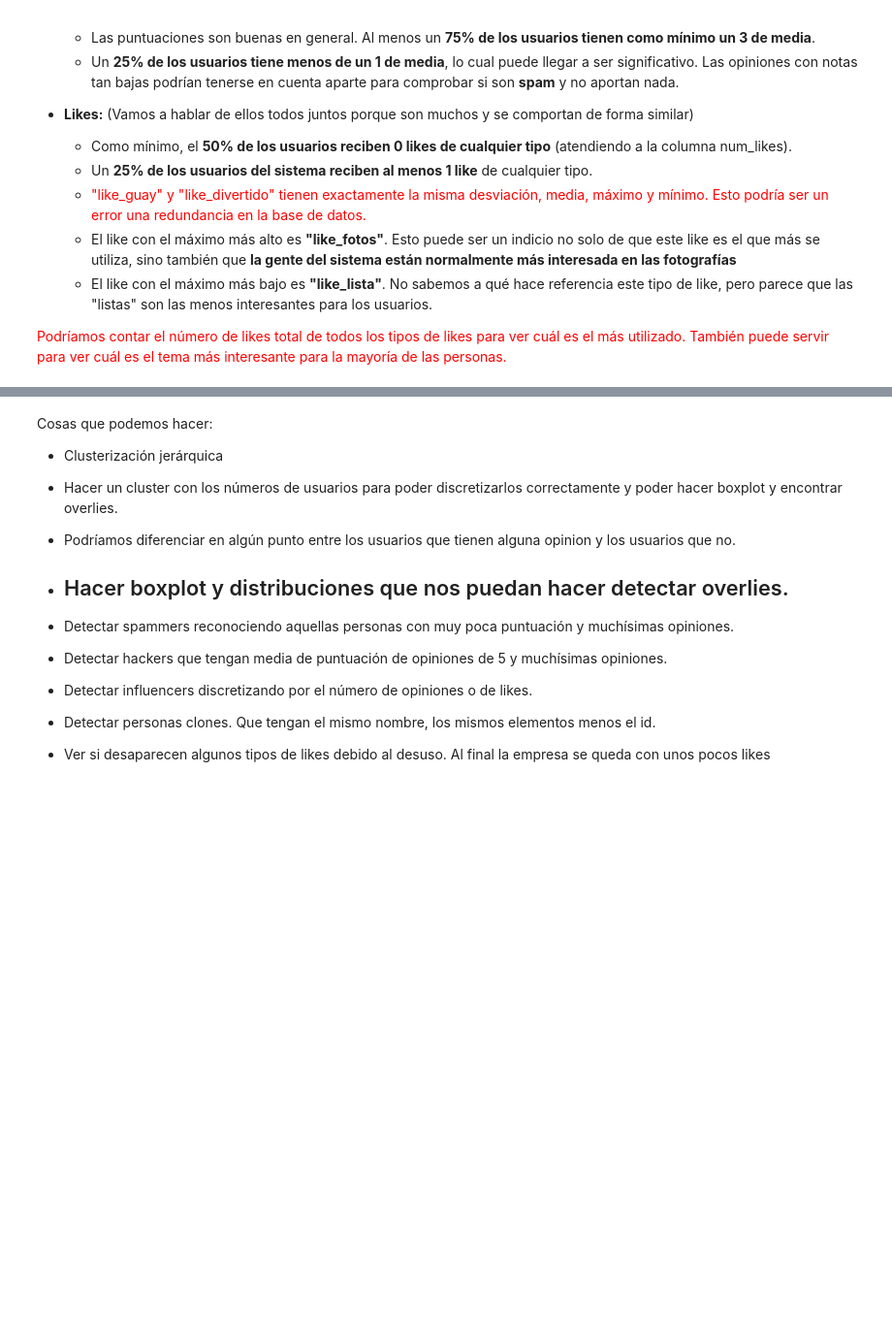
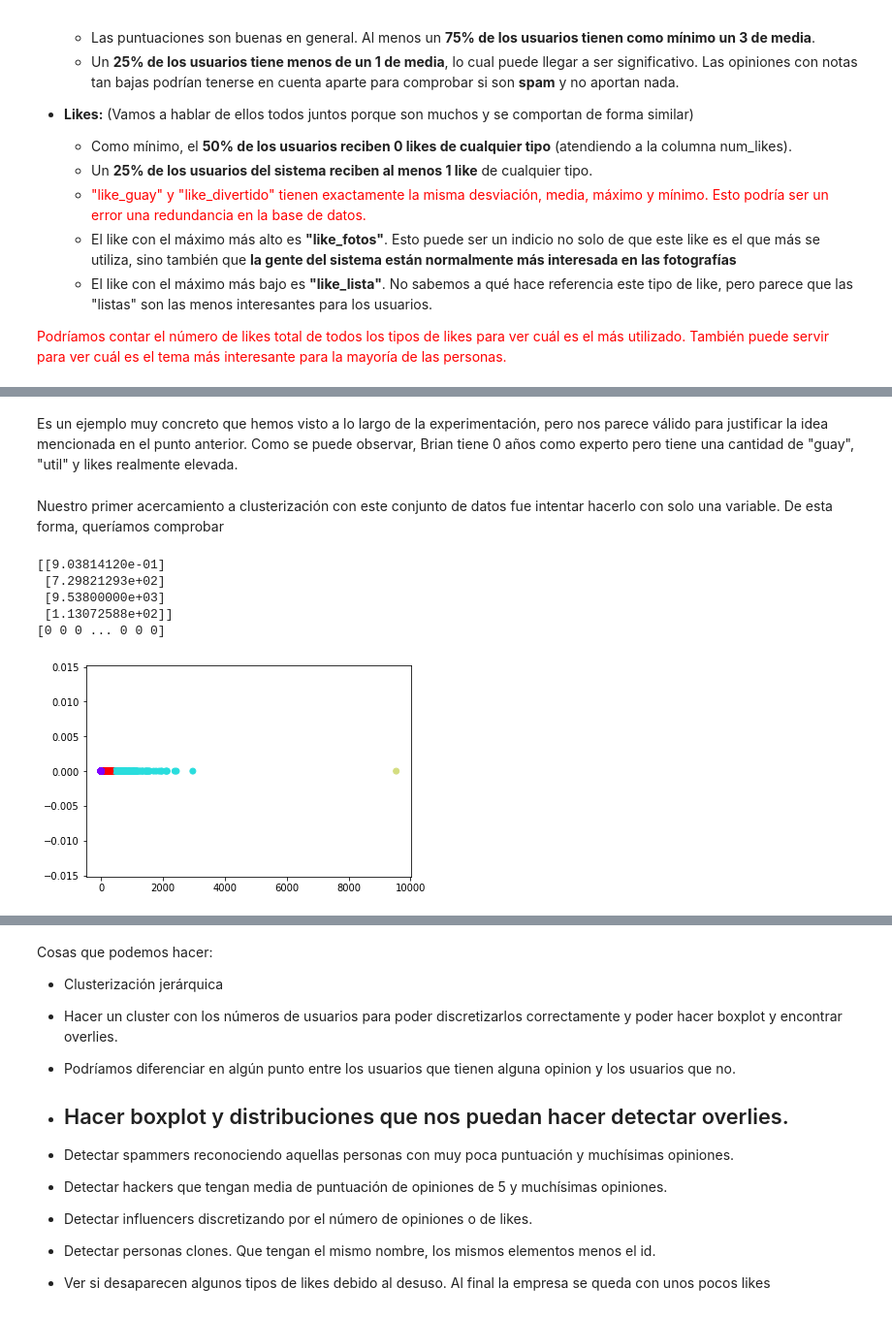
Before and after one commit to jcorrochanoj/DesafioFinalAD, a Jupyter notebook: Analisis_USERS.ipynb, the cells around one changed output, grey strips where cells are left out. Shown at 97% size. Saved outputs shown, nothing was run; the diff lists cells and outputs as text; code cells hidden in the pictures; blank space fills up the shorter version.

```diff
--- a/Analisis_USERS.ipynb
+++ b/Analisis_USERS.ipynb
@@ -179,0 +279,21 @@ Text(0.5, 1.0, 'Numero de registros por año')
+# %% [markdown]
+Es un ejemplo muy concreto que hemos visto a lo largo de la experimentación, pero nos parece válido para justificar la idea mencionada en el punto anterior. Como se puede observar, Brian tiene 0 años como experto pero tiene una cantidad de "guay", "util" y likes realmente elevada.
+# %% [markdown]
+Nuestro primer acercamiento a clusterización con este conjunto de datos fue intentar hacerlo con solo una variable. De esta forma, queríamos comprobar
+# %%
+from sklearn.cluster import KMeans
+import numpy as np
+kmeans = KMeans(n_clusters=4)
+kmeans.fit(df_users_limpio['seguidores'].values.reshape(-1, 1))
+
+print(kmeans.cluster_centers_)
+print(kmeans.labels_)
+plt.scatter(df_users_limpio['seguidores'], np.zeros(df_users_limpio['seguidores'].values.shape[0]), c=kmeans.labels_, cmap='rainbow')
+plt.show()
+# %% [output]
+[[9.03814120e-01]
+ [7.29821293e+02]
+ [9.53800000e+03]
+ [1.13072588e+02]]
+[0 0 0 ... 0 0 0]
+[figure, added]
```
Also changed, not shown: parts of 36 cells of this notebook.
